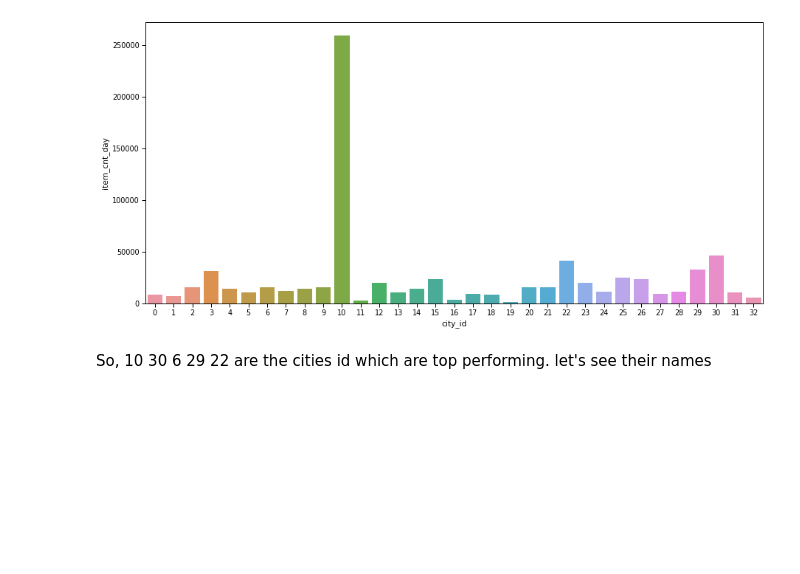
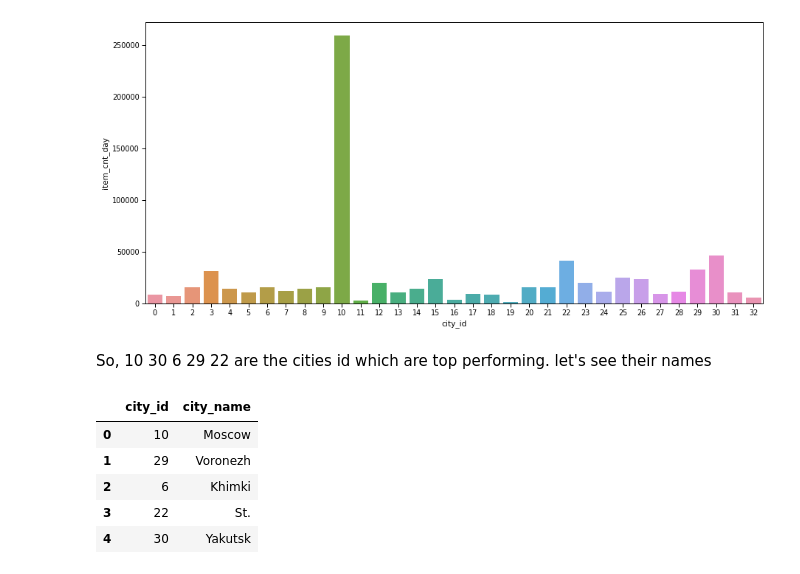
Before and after one commit to rfhussain/py4ds_final_project, a Jupyter notebook: src/eda.ipynb, the cells around one changed output. Cells and saved outputs as stored; diff of their text form; code cells hidden in the pictures; blank space fills up the shorter version.

```diff
--- a/src/eda.ipynb
+++ b/src/eda.ipynb
@@ -98,3 +98,12 @@ top 5 cities are : [10 30 22 29  3]
 [figure]
 # %% [markdown]
 So, 10 30  6 29 22 are the cities id which are top performing. let's see their names
+# %%
+df_sales[df_sales.city_id.isin([10,30,6,29,22])][['city_id','city_name']].drop_duplicates().reset_index(drop=True)
+# %% [output]
+|  | city_id | city_name |
+| 0 | 10 | Moscow |
+| 1 | 29 | Voronezh |
+| 2 | 6 | Khimki |
+| 3 | 22 | St. |
+| 4 | 30 | Yakutsk |
```
Also changed, not shown: parts of 1 cell of this notebook, 1 other file.
